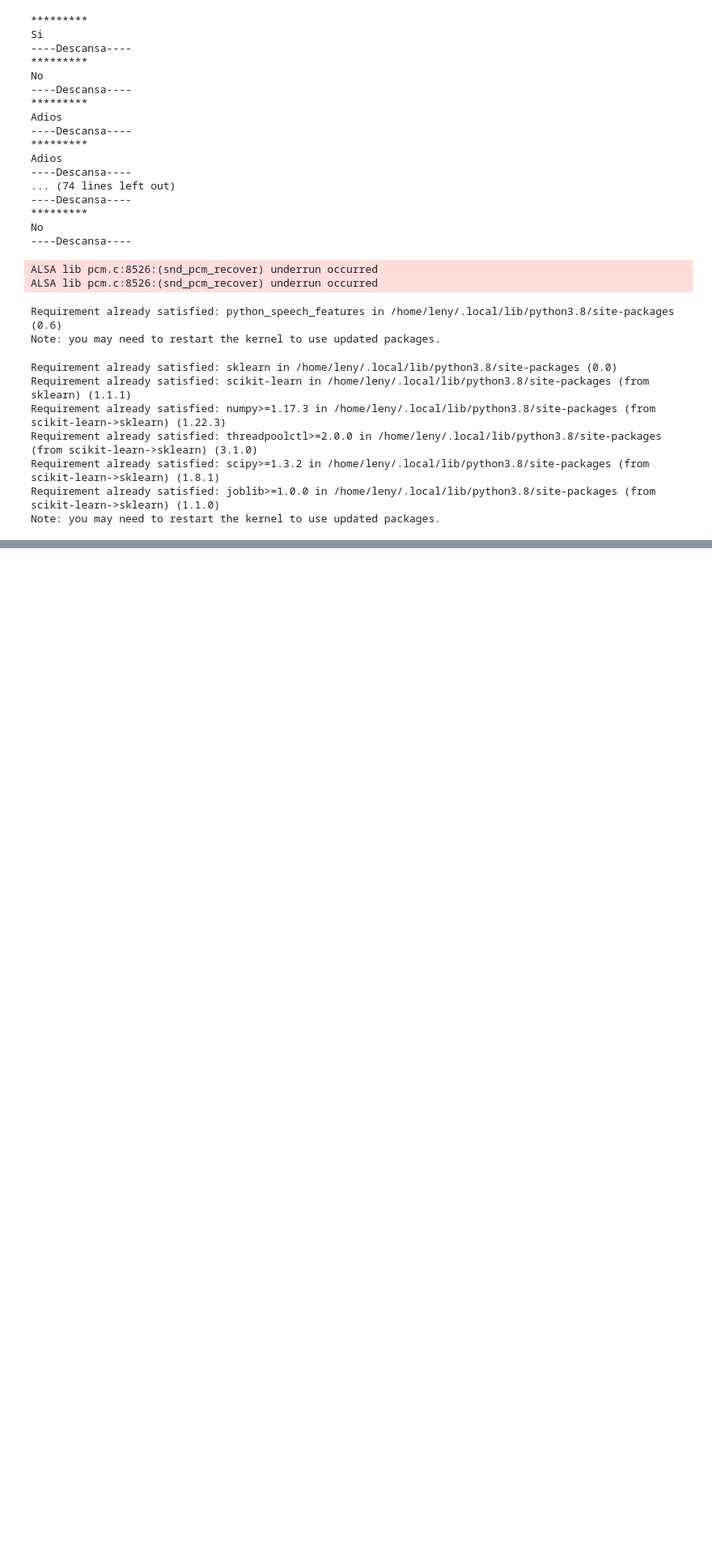
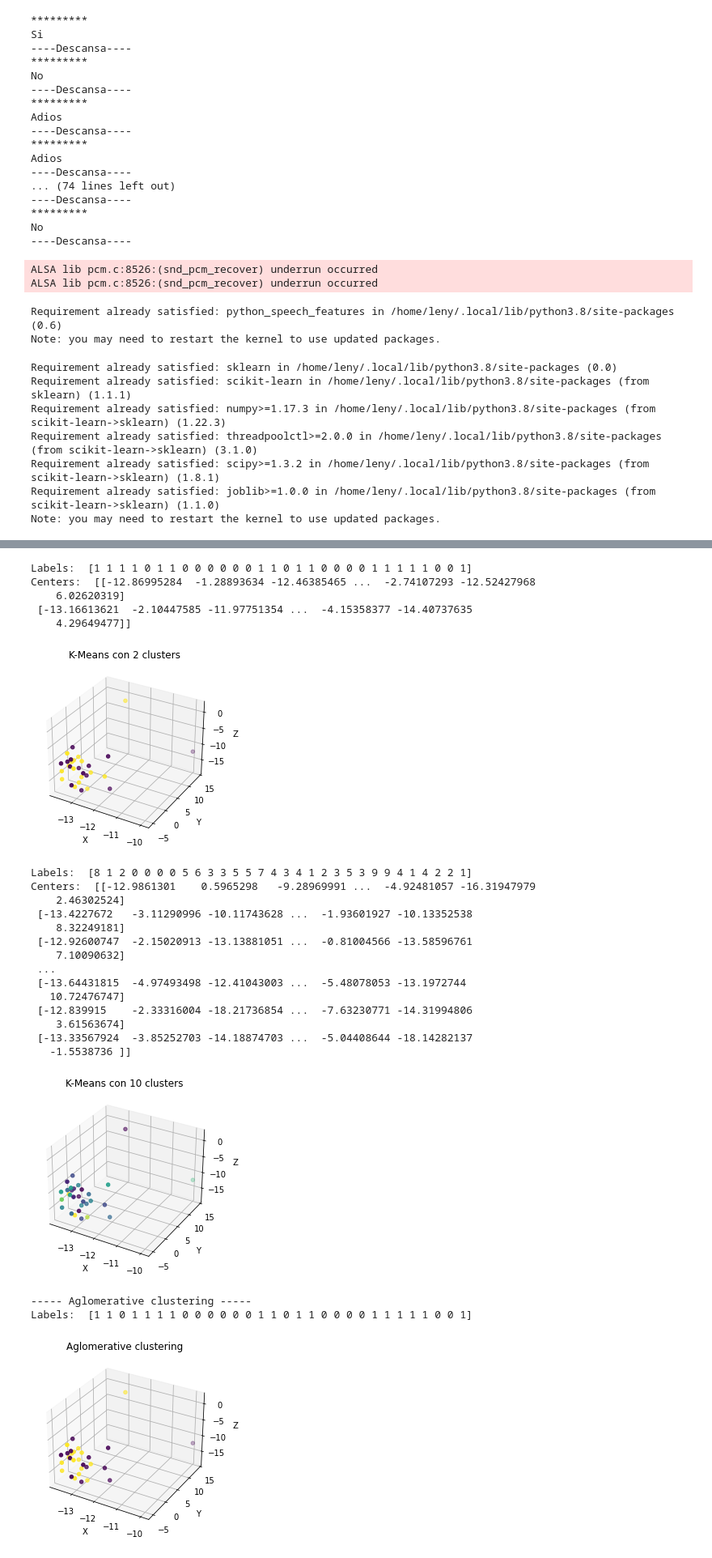
Before and after one commit to Los-Furros/modelos_reconocimiento_voz, a Jupyter notebook: proyecto.ipynb, the cells around one changed output, grey strips where cells are left out. Shown at 81% size. Drawn from its saved outputs; the diff is of its cells as text; code cells hidden in the pictures; blank space fills up the shorter version.

```diff
--- a/proyecto.ipynb
+++ b/proyecto.ipynb
@@ -348,0 +573,16 @@ USANDO MODELO: Red perceptrón multicapa
+# %%
+def plot_data(points, labels, title):
+    fig = plt.figure()
+    if points.shape[1] > 2:
+        ax = fig.add_subplot(projection='3d')
+        ax.scatter(points[:,0], points[:,1], points[:,2], c=labels, cmap='viridis')
+        ax.set_xlabel('X')
+        ax.set_ylabel('Y')
+        ax.set_zlabel('Z')
+        ax.set_title(title)
+    else:
+        plt.scatter(points[:,0], points[:,1], c=labels, cmap='viridis')
+        plt.xlabel('X')
+        plt.ylabel('Y')
+        plt.title(title)
+    plt.show()
@@ -348,0 +637,27 @@ USANDO MODELO: Red perceptrón multicapa
+# %%
+metodos_agrupamiento(x1)
+# %% [output]
+Labels:  [1 1 1 1 0 1 1 0 0 0 0 0 0 1 1 0 1 1 0 0 0 0 1 1 1 1 1 0 0 1]
+Centers:  [[-12.86995284  -1.28893634 -12.46385465 ...  -2.74107293 -12.52427968
+    6.02620319]
+ [-13.16613621  -2.10447585 -11.97751354 ...  -4.15358377 -14.40737635
+    4.29649477]]
+[figure, added]
+Labels:  [8 1 2 0 0 0 0 5 6 3 3 5 5 7 4 3 4 1 2 3 5 3 9 9 4 1 4 2 2 1]
+Centers:  [[-12.9861301    0.5965298   -9.28969991 ...  -4.92481057 -16.31947979
+    2.46302524]
+ [-13.4227672   -3.11290996 -10.11743628 ...  -1.93601927 -10.13352538
+    8.32249181]
+ [-12.92600747  -2.15020913 -13.13881051 ...  -0.81004566 -13.58596761
+    7.10090632]
+ ...
+ [-13.64431815  -4.97493498 -12.41043003 ...  -5.48078053 -13.1972744
+   10.72476747]
+ [-12.839915    -2.33316004 -18.21736854 ...  -7.63230771 -14.31994806
+    3.61563674]
+ [-13.33567924  -3.85252703 -14.18874703 ...  -5.04408644 -18.14282137
+   -1.5538736 ]]
+[figure, added]
+----- Aglomerative clustering -----
+Labels:  [1 1 0 1 1 1 1 0 0 0 0 0 0 1 1 0 1 1 0 0 0 0 1 1 1 1 1 0 0 1]
+[figure, added]
```
Also changed, not shown: parts of 29 cells of this notebook.
